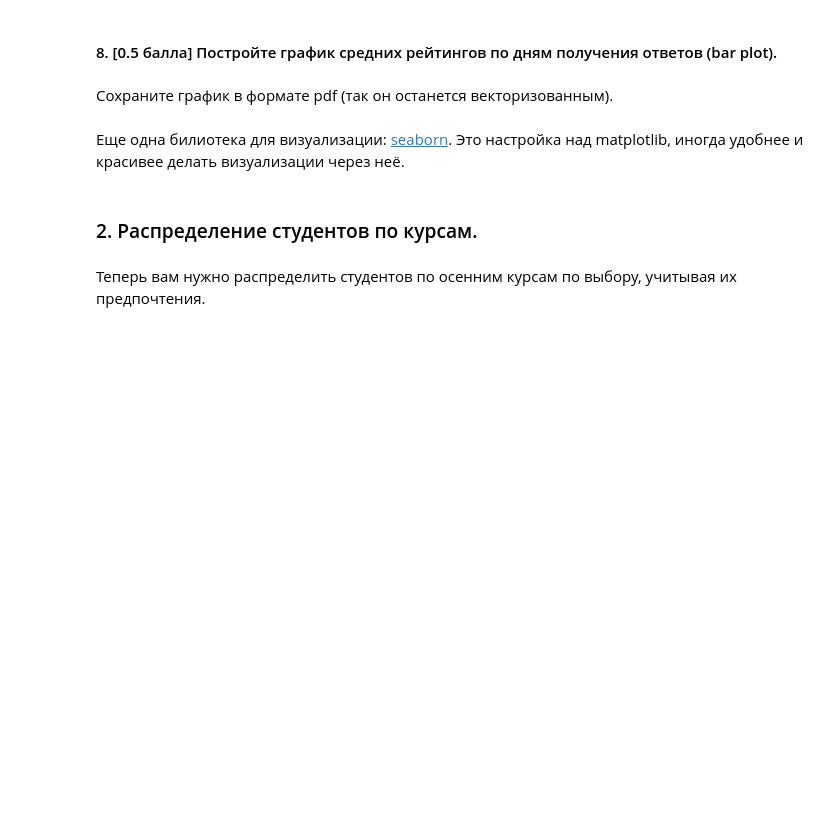
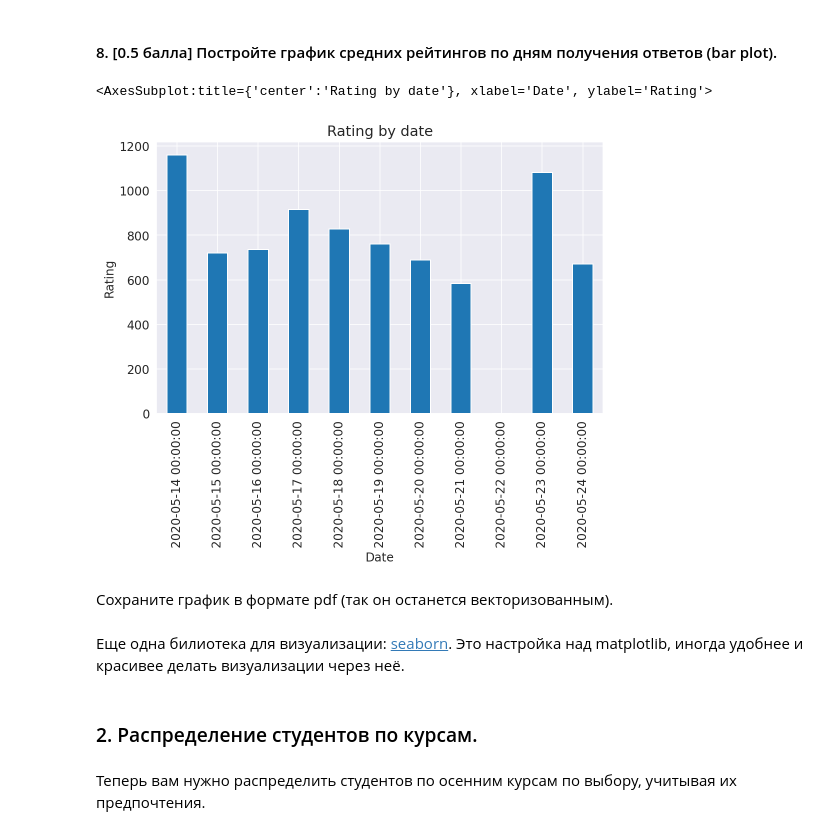
Before and after one commit to Panesher/Machine-Learning, a Jupyter notebook: HW-1/homework_practice_01_pandas.ipynb, the cells around one changed output. Cells and saved outputs as stored; diff of their text form; code cells hidden in the pictures; blank space fills up the shorter version.

```diff
--- a/HW-1/homework_practice_01_pandas.ipynb
+++ b/HW-1/homework_practice_01_pandas.ipynb
@@ -295,2 +389,11 @@ import matplotlib.pyplot as plt
+# %%
+%matplotlib inline
+import matplotlib.pyplot as plt
+import seaborn as sns
+%config InlineBackend.figure_format = 'retina'
+plt.rcParams['figure.figsize'] = 8, 5
+plt.rcParams['font.size'] = 12
+mpl.rcParams['savefig.format'] = 'pdf'
+sns.set_style('darkgrid')
 # %% [markdown]
 #### 8. [0.5 балла] Постройте график средних рейтингов по дням получения ответов (bar plot).
@@ -299,2 +400,9 @@ import matplotlib.pyplot as plt
+# %%
+rating_by_days = stud_app.groupby(pd.Grouper(key='timestamp',freq='D')).mean('rating').rating
+bar = rating_by_days.plot.bar(xlabel='Date', ylabel='Rating', title='Rating by date')
+bar
+# %% [output]
+<AxesSubplot:title={'center':'Rating by date'}, xlabel='Date', ylabel='Rating'>
+[figure, added]
 # %% [markdown]
 Сохраните график в формате pdf (так он останется векторизованным).
```
Also changed, not shown: parts of 37 cells of this notebook, 1 other file.
